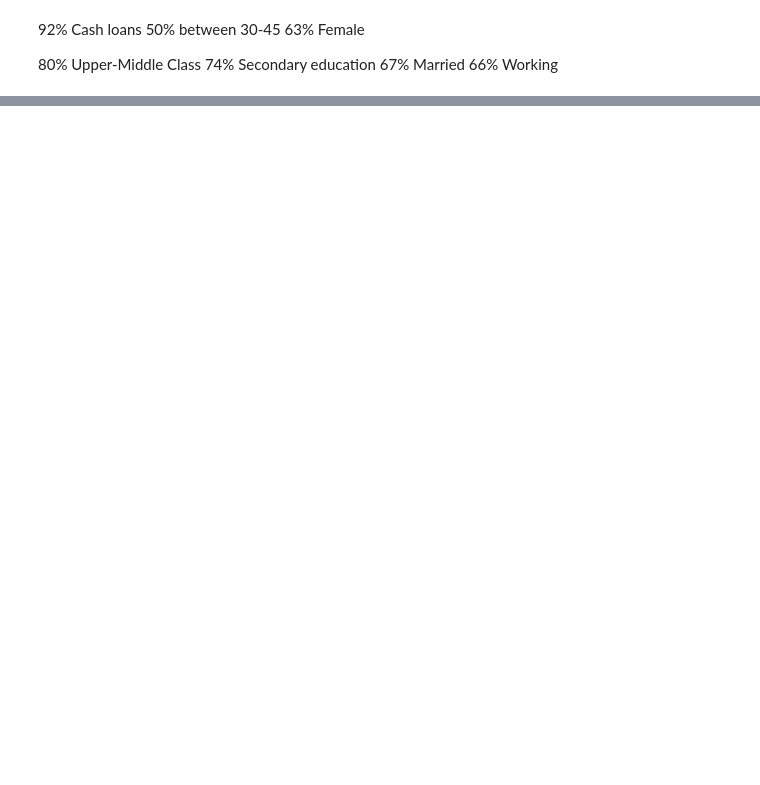
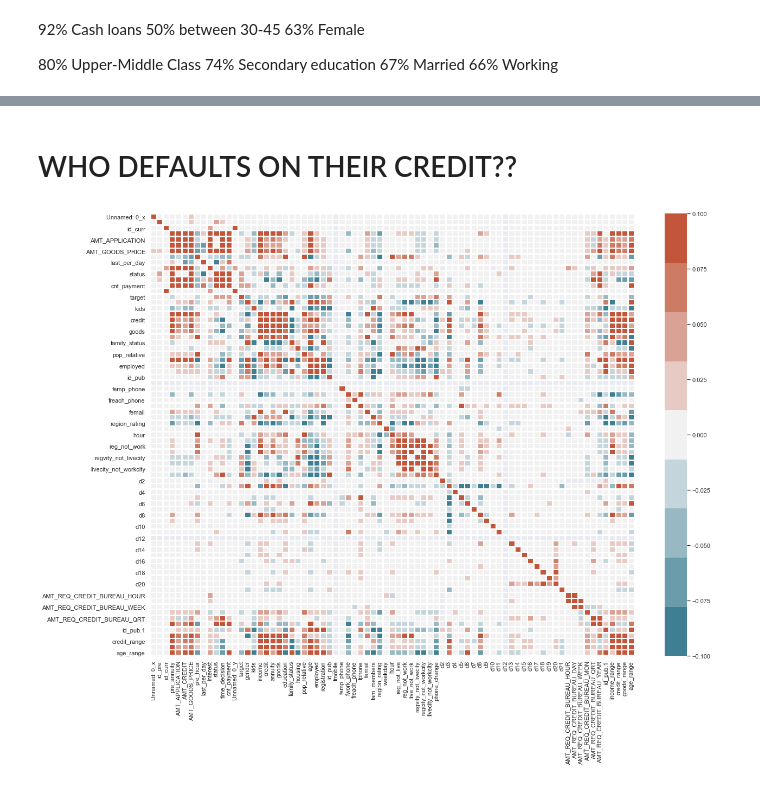
Before and after one commit to LenaChretien/Credit-Card-Fraud, a Jupyter notebook: Presentation figures.ipynb, the cells around one changed output, grey strips where cells are left out. Drawn from its saved outputs; the diff is of its cells as text; code cells hidden in the pictures; blank space fills up the shorter version.

```diff
--- a/Presentation figures.ipynb
+++ b/Presentation figures.ipynb
@@ -292,0 +315,36 @@ plt.savefig('./Figures/SUMMARY.png', bbox_inches = 'tight')
+# %% [markdown]
+# WHO DEFAULTS ON THEIR CREDIT??
+# %%
+cleanup_nums = {"age_range": {"<30":1, "30-45": 2, "45-60": 3, ">60":4},
+               "education": {"Lower secondary": 1, "Incomplete higher": 2, "Secondary / secondary special": 3, \
+                            "Incomplete higher": 4, "Higher education": 5, "Academic degree": 6},
+               "income_range": {"Low income": 1, "lower-middle class": 2, "middle class": 3, "upper-middle class": 4,\
+                               "upper class": 5},
+               "credit_range": {"<50000": 1, "50000-100000": 2, "100000-150000": 3, "150000-200000": 4,\
+                "200000-300000": 5, "300000-500000":6, "500000-1000000":7, ">1000000":8},
+               "status":{"Approved":1 , "Canceled": 2, "Refused": 3, "Unused offer": 4},
+               "gender": {'M':1, 'F': 2},
+               "goods_range": {"<50000": 1, "50000-100000": 2, "100000-150000": 3, "150000-200000": 4,\
+                "200000-300000": 5, "300000-500000":6, "500000-1000000":7, ">1000000":8},
+               "family_status": {"Married":1, "Single / not married":2, "Civil marriage": 3, \
+                                 "Separated": 4, "Widow": 5},
+               "housing": {"House / apartment":1, "With parents":2, "Municipal apartment":3, \
+                           "Rented apartment":4, "Office apartment":5, "Co-op apartment":6,},
+               'weekday': {"MONDAY":1, "TUESDAY":2, "WEDNESDAY":3, "THURSDAY":4, "FRIDAY":5, "SATURDAY":6, "SUNDAY":7}}
+
+num_app = app.replace(cleanup_nums)
+
+corr = num_app.corr()
+corr = round(corr,3)
+# %%
+plt.figure(figsize = (20,15))
+sns.set(font_scale=1)
+ccm = sns.diverging_palette(220, 20, n=9)
+
+ax = sns.heatmap(corr, linecolor = 'white', linewidth = 1.5,\
+                 vmax = 0.1, vmin = -0.1, annot = False,\
+                cmap = ccm)
+
+plt.savefig('./Figures/full_corr_square.png', bbox_inches = 'tight')
+# %% [output]
+[figure, added]
```
Also changed, not shown: parts of 50 cells of this notebook.
